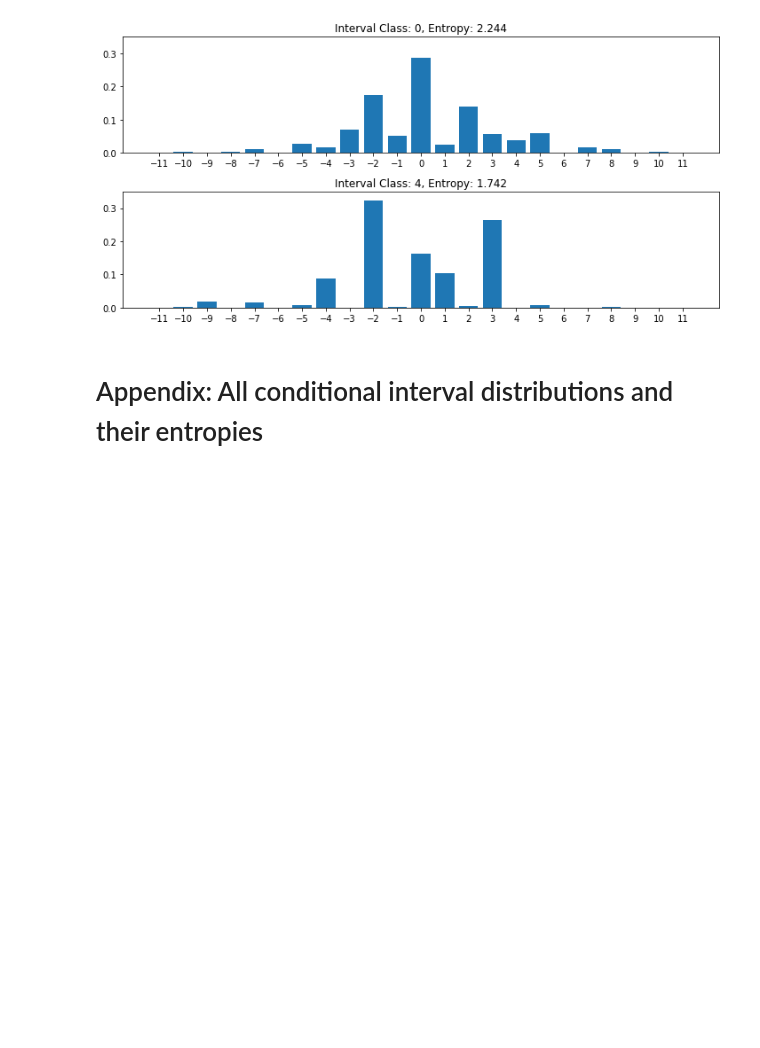
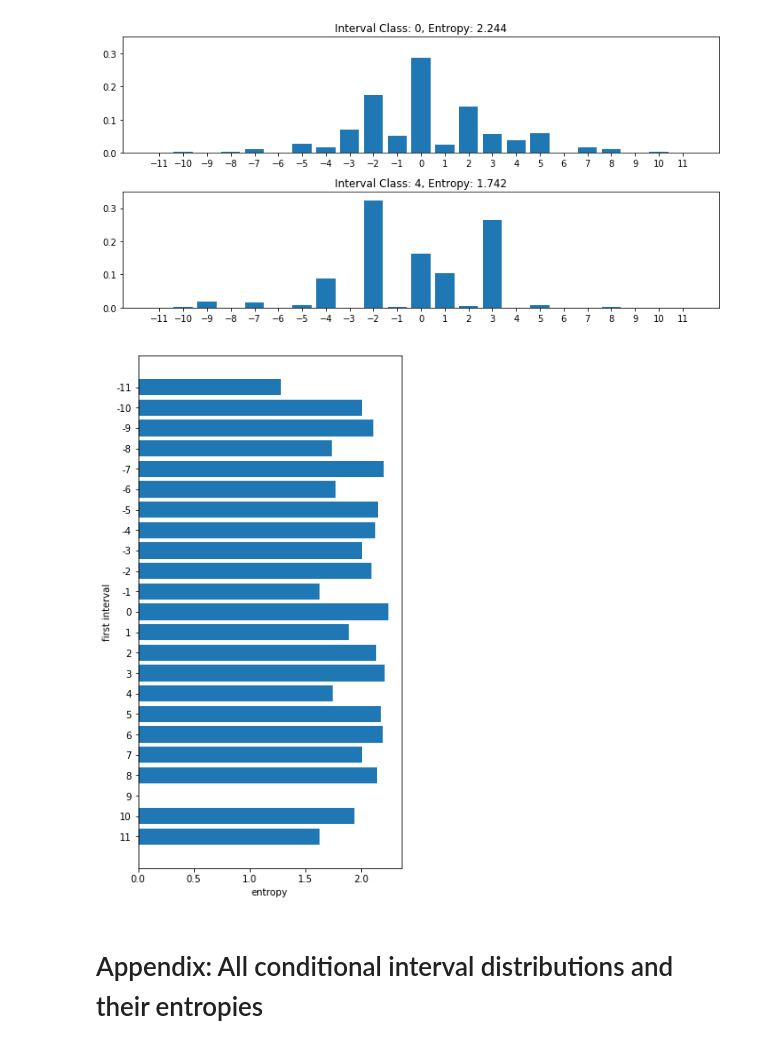
Before and after one commit to DCMLab/pitch_profile_exercise, a Jupyter notebook: MelodyMarkovModel/melodyMarkovModel.ipynb, the cells around one changed output. Saved outputs shown, nothing was run; the diff lists cells and outputs as text; code cells hidden in the pictures; blank space fills up the shorter version.

```diff
--- a/MelodyMarkovModel/melodyMarkovModel.ipynb
+++ b/MelodyMarkovModel/melodyMarkovModel.ipynb
@@ -327,6 +340,17 @@ plt.tight_layout()
 plt.show();
 # %% [output]
 [figure]
+# %%
+entropies = [ round(scipy.stats.entropy(freqs.loc[i,:]), 3) for i in range(-11,12,1) ]
+
+plt.figure(figsize=(5,10))
+plt.barh(list(range(11,-12,-1)), entropies, align="center")
+plt.yticks(list(range(11,-12,-1)), [str(i) for i in range(-11,12,1)])
+plt.xlabel("entropy")
+plt.ylabel("first interval")
+plt.show()
+# %% [output]
+[figure, added]
 # %% [markdown]
 # Appendix: All conditional interval distributions and their entropies
 # %%
```
Also changed, not shown: parts of 11 cells of this notebook.
